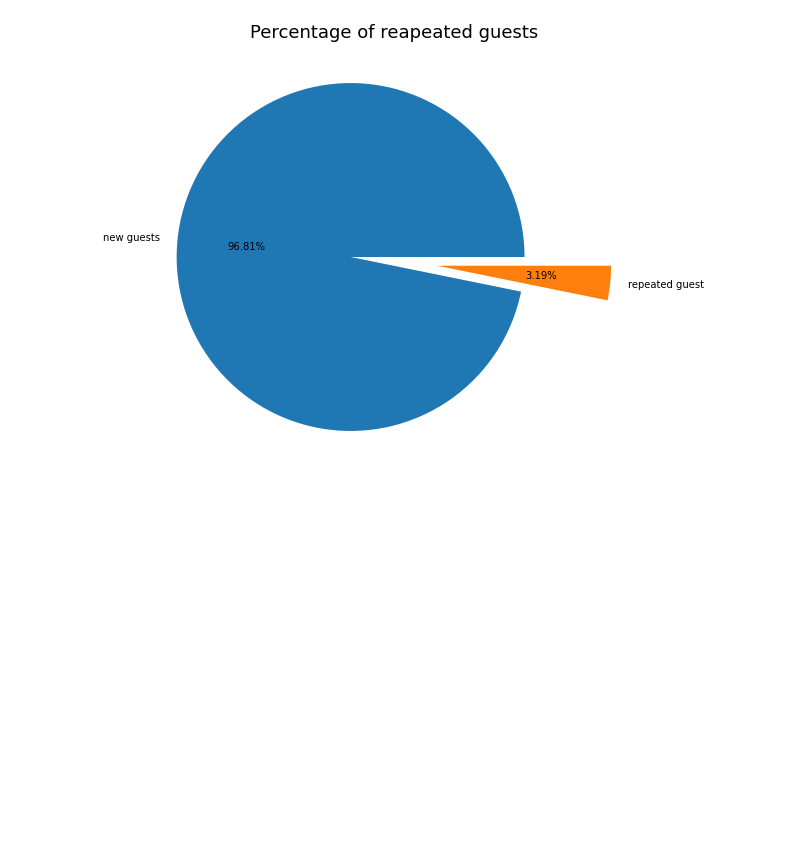
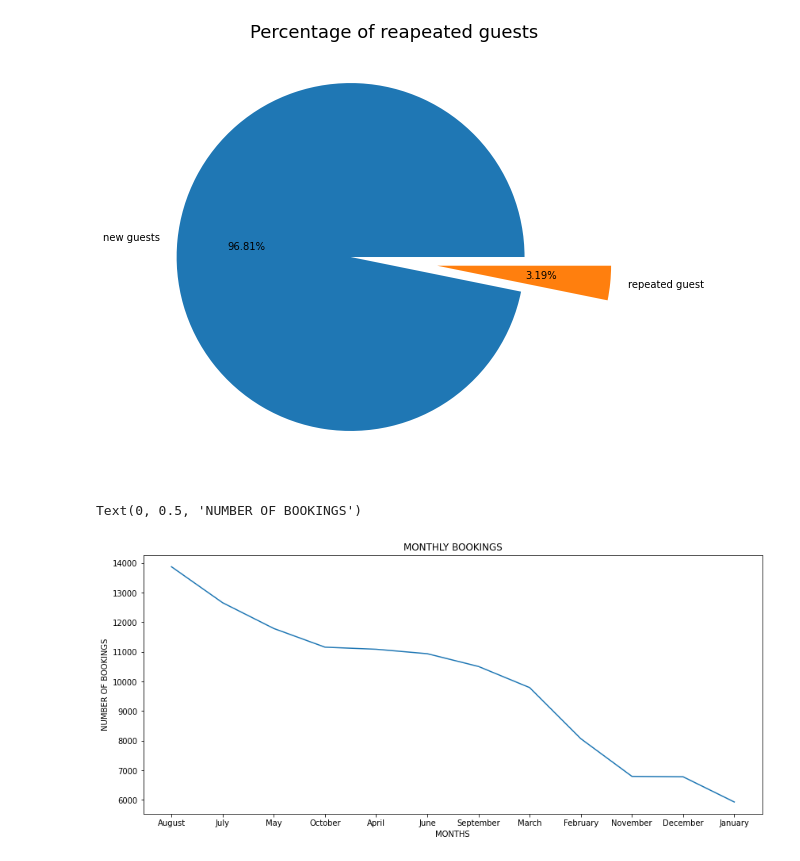
Before and after one commit to AYUSH-SHARMA25/HOTEL-BOOKING-ANALYSIS-PROJECT, a Jupyter notebook: Hotel_Booking_Analysis_.ipynb, the cells around one changed output. Cells and saved outputs as stored; diff of their text form; code cells hidden in the pictures; blank space fills up the shorter version.

```diff
--- a/Hotel_Booking_Analysis_.ipynb
+++ b/Hotel_Booking_Analysis_.ipynb
@@ -156,3 +156,14 @@ plt.title('Percentage of reapeated guests',fontsize =18)
 # %% [output]
 Text(0.5, 1.0, 'Percentage of reapeated guests')
 [figure]
+# %%
+# let's see which is the busiest month
+monthly_bookings = HB_data['arrival_date_month'].value_counts()
+plt.figure(figsize=(14,6))
+plt.plot(monthly_bookings)
+plt.title('MONTHLY BOOKINGS')
+plt.xlabel('MONTHS')
+plt.ylabel('NUMBER OF BOOKINGS')
+# %% [output]
+Text(0, 0.5, 'NUMBER OF BOOKINGS')
+[figure, added]
```
Also changed, not shown: parts of 4 cells of this notebook.
